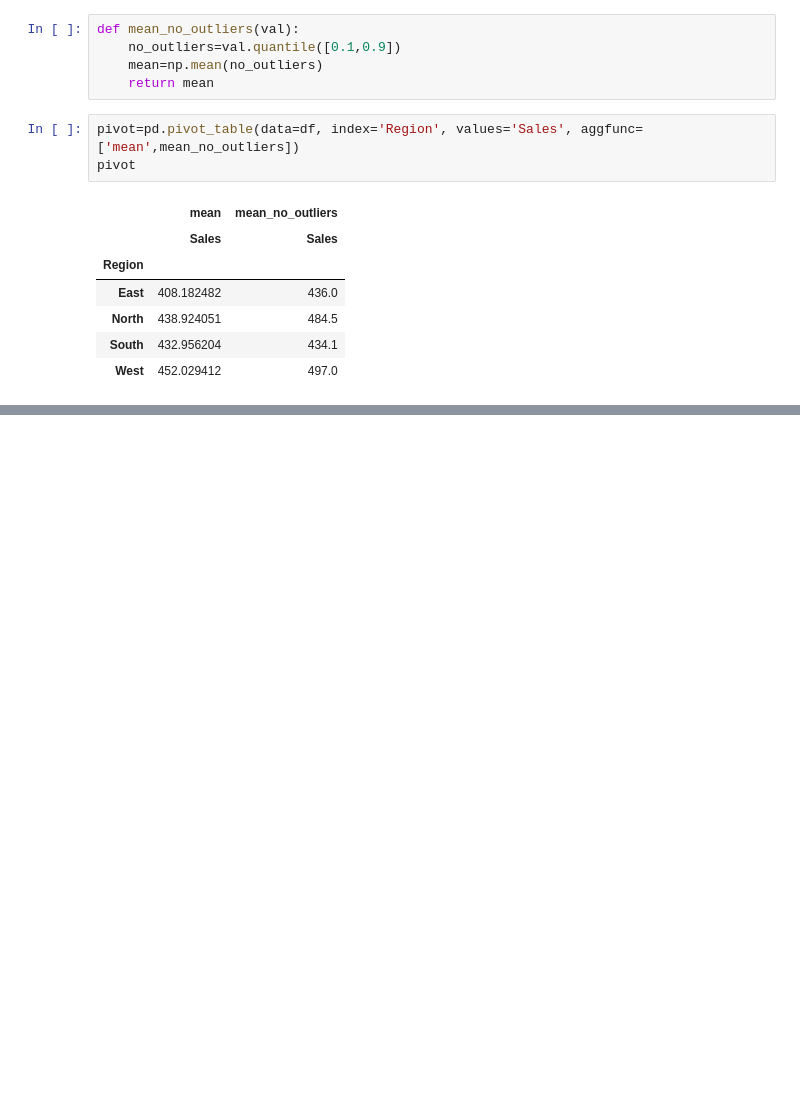
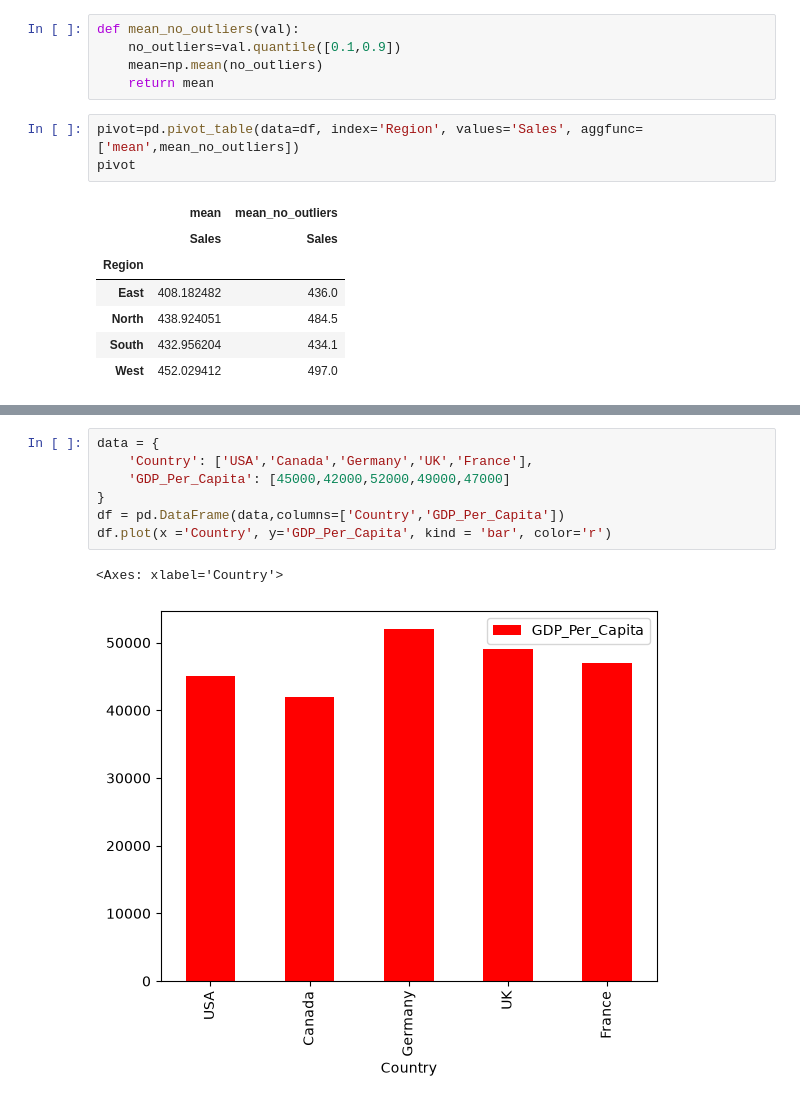
Before and after one commit to gokul-raj-c/Data-Science, a Jupyter notebook: Pandas Tutorials/pandas_tutorials3.ipynb, the cells around one changed output, grey strips where cells are left out. Cells and saved outputs as stored; diff of their text form; blank space fills up the shorter version.

```diff
--- a/Pandas Tutorials/pandas_tutorials3.ipynb
+++ b/Pandas Tutorials/pandas_tutorials3.ipynb
@@ -93,0 +143,10 @@ pivot
+# %%
+data = {
+    'Country': ['USA','Canada','Germany','UK','France'],
+    'GDP_Per_Capita': [45000,42000,52000,49000,47000]
+}
+df = pd.DataFrame(data,columns=['Country','GDP_Per_Capita'])
+df.plot(x ='Country', y='GDP_Per_Capita', kind = 'bar', color='r')
+# %% [output]
+<Axes: xlabel='Country'>
+[figure, added]
```
Also changed, not shown: parts of 4 cells of this notebook, 4 other files.
